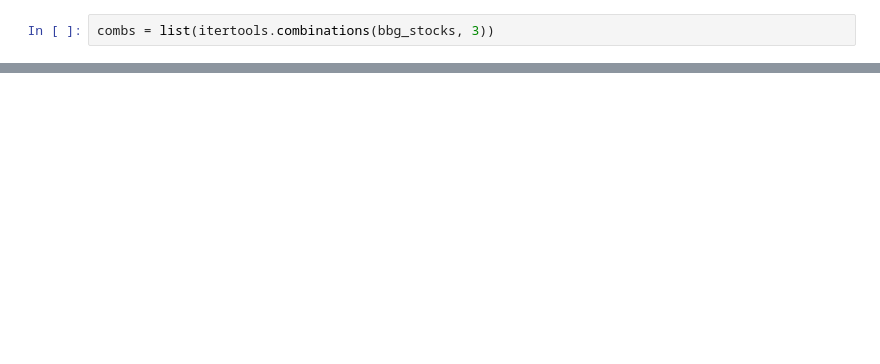
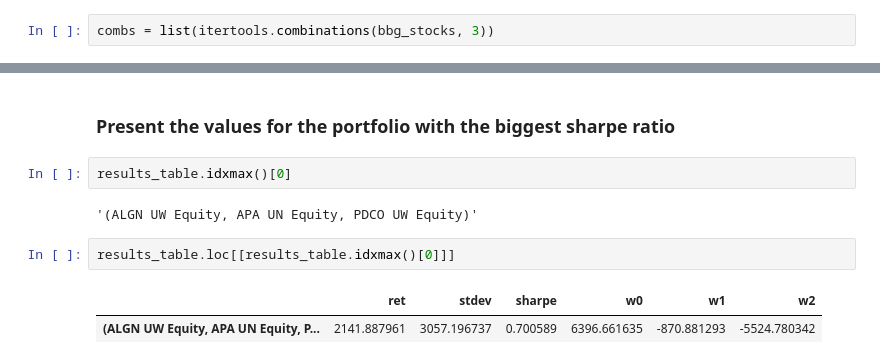
Before and after one commit to boturon/NovaSBE_Courses, a Jupyter notebook: finance/case_2/q5.ipynb, the cells around one changed output, grey strips where cells are left out. Cells and saved outputs as stored; diff of their text form; blank space fills up the shorter version.

```diff
--- a/finance/case_2/q5.ipynb
+++ b/finance/case_2/q5.ipynb
@@ -57,0 +94,11 @@ TypeError: Cannot find a common data type.
+# %% [markdown]
+### Present the values for the portfolio with the biggest sharpe ratio
+# %%
+results_table.idxmax()[0]
+# %% [output]
+'(ALGN UW Equity, APA UN Equity, PDCO UW Equity)'
+# %%
+results_table.loc[[results_table.idxmax()[0]]]
+# %% [output]
+|  | ret | stdev | sharpe | w0 | w1 | w2 |
+| (ALGN UW Equity, APA UN Equity, P... | 2141.887961 | 3057.196737 | 0.700589 | 6396.661635 | -870.881293 | -5524.780342 |
```
Also changed, not shown: parts of 17 cells of this notebook.
